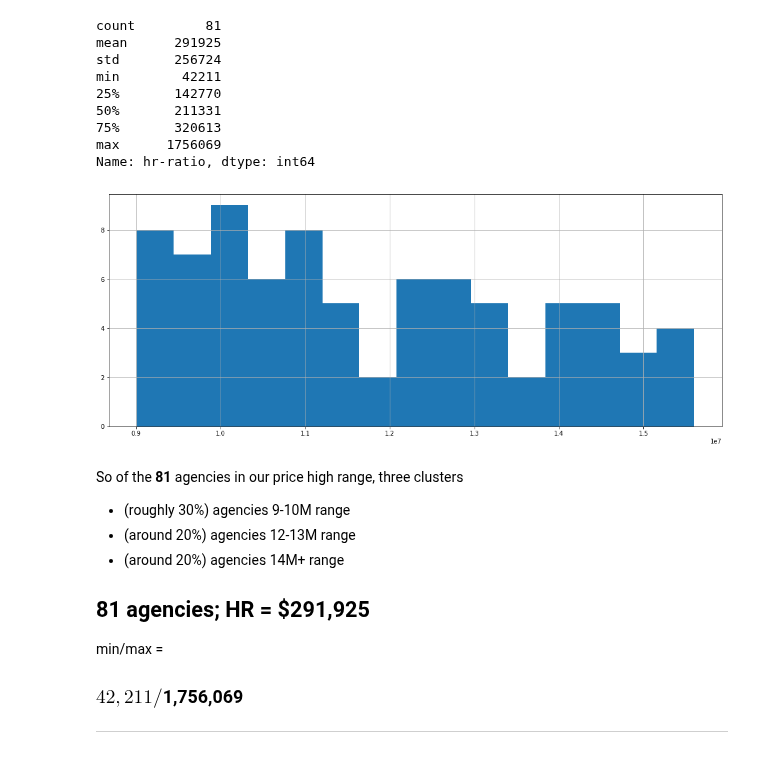
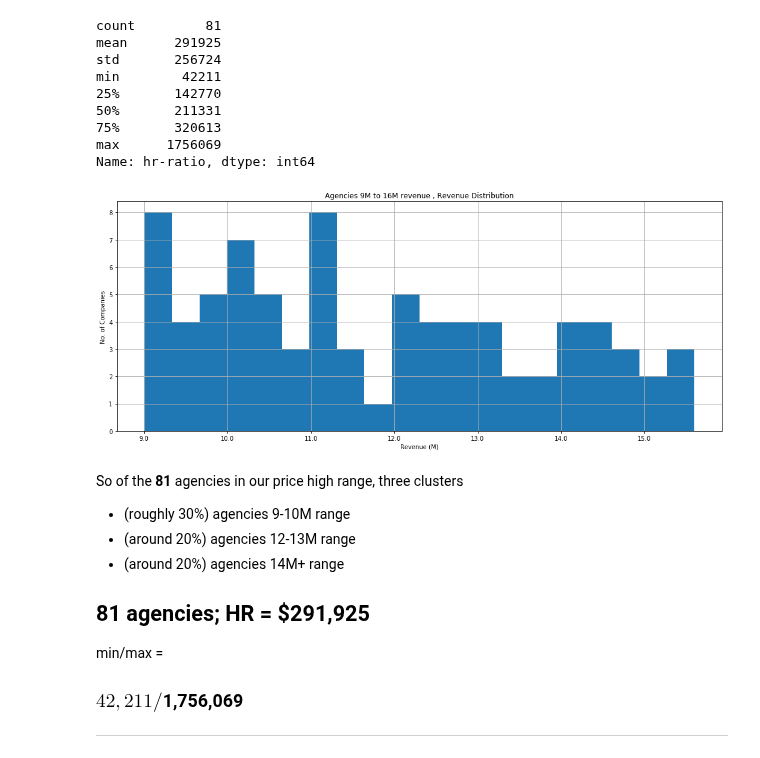
Before and after one commit to xthomas/dataviz, a Jupyter notebook: smallHoldCo/HeadcountRevenue.ipynb, the cells around one changed output. Saved outputs shown, nothing was run; the diff lists cells and outputs as text; code cells hidden in the pictures.

```diff
--- a/smallHoldCo/HeadcountRevenue.ipynb
+++ b/smallHoldCo/HeadcountRevenue.ipynb
@@ -146,10 +156,10 @@ min        42211
 75%       320613
 max      1756069
 Name: hr-ratio, dtype: int64
-# %%
-affordable_plot = affordable['revenue'].hist(bins=15)
-# %% [output]
-[figure, removed]
+# %%
+plotter(affordable,'Agencies 9M to 16M revenue')
+# %% [output]
+[figure, added]
 # %% [markdown]
 So of the **81** agencies in our price high range, three clusters
 
```
Also changed, not shown: parts of 17 cells of this notebook.
